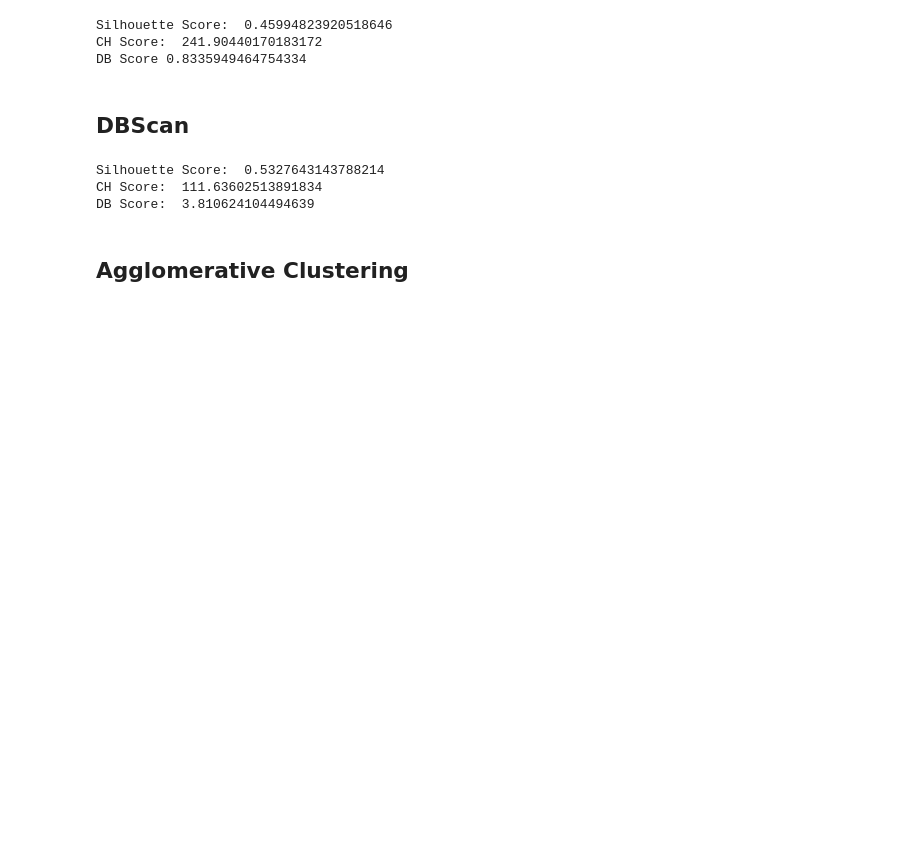
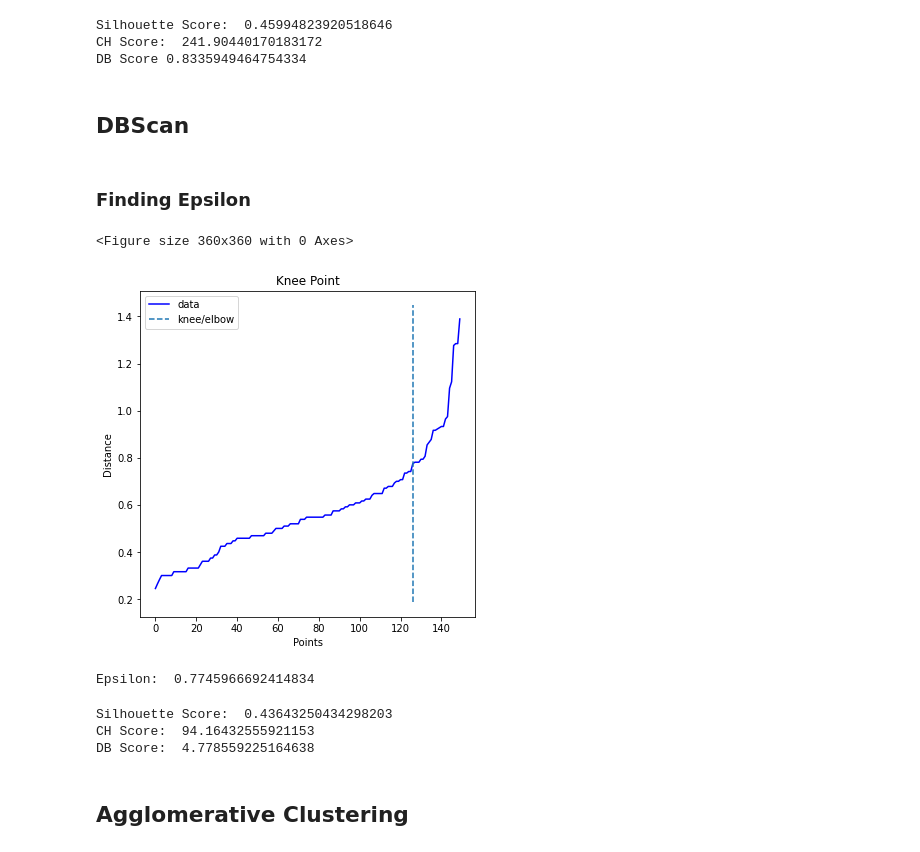
Before and after one commit to lynda-trad/Iris, a Jupyter notebook: Iris.ipynb, the cells around one changed output. Cells and saved outputs as stored; diff of their text form; code cells hidden in the pictures; blank space fills up the shorter version.

Commit message:
add graph to find epsilon

```diff
--- a/Iris.ipynb
+++ b/Iris.ipynb
@@ -531,11 +533,33 @@ CH Score:  241.90440170183172
 DB Score 0.8335949464754334
 # %% [markdown]
 ## DBScan
+# %% [markdown]
+### Finding Epsilon
+# %%
+nearest_neighbors = NearestNeighbors(n_neighbors=11)
+neighbors = nearest_neighbors.fit(data)
+
+distances, indices = neighbors.kneighbors(data)
+distances = np.sort(distances[:,10], axis=0)
+
+i = np.arange(len(distances))
+knee = KneeLocator(i, distances, S=1, curve='convex', direction='increasing', interp_method='polynomial')
+
+fig = plt.figure(figsize=(5, 5))
+knee.plot_knee()
+plt.xlabel("Points")
+plt.ylabel("Distance")
+plt.show()
+eps = distances[knee.knee]
+print("Epsilon: ", eps)
+# %% [output]
+<Figure size 360x360 with 0 Axes>
+[figure, added]
+Epsilon:  0.7745966692414834
 # %%
-epsilon = 1.0
 min_samples = 13
 
-db = DBSCAN(eps=epsilon, min_samples=min_samples)
+db = DBSCAN(eps=eps, min_samples=min_samples)
 dbfit = db.fit(X)
 """
 no_clusters = len(np.unique(labels) )
@@ -545,9 +569,9 @@ print("Silhouette Score: ", silhouette_score(X, db.fit_predict(X)))
 print("CH Score: ", calinski_harabasz_score(X, db.labels_))
 print("DB Score: ", davies_bouldin_score(X, db.labels_))
 # %% [output]
-Silhouette Score:  0.5327643143788214
-CH Score:  111.63602513891834
-DB Score:  3.810624104494639
+Silhouette Score:  0.43643250434298203
+CH Score:  94.16432555921153
+DB Score:  4.778559225164638
 # %% [markdown]
 ## Agglomerative Clustering
 # %% [markdown]
```
Also changed, not shown: parts of 1 cell of this notebook.
